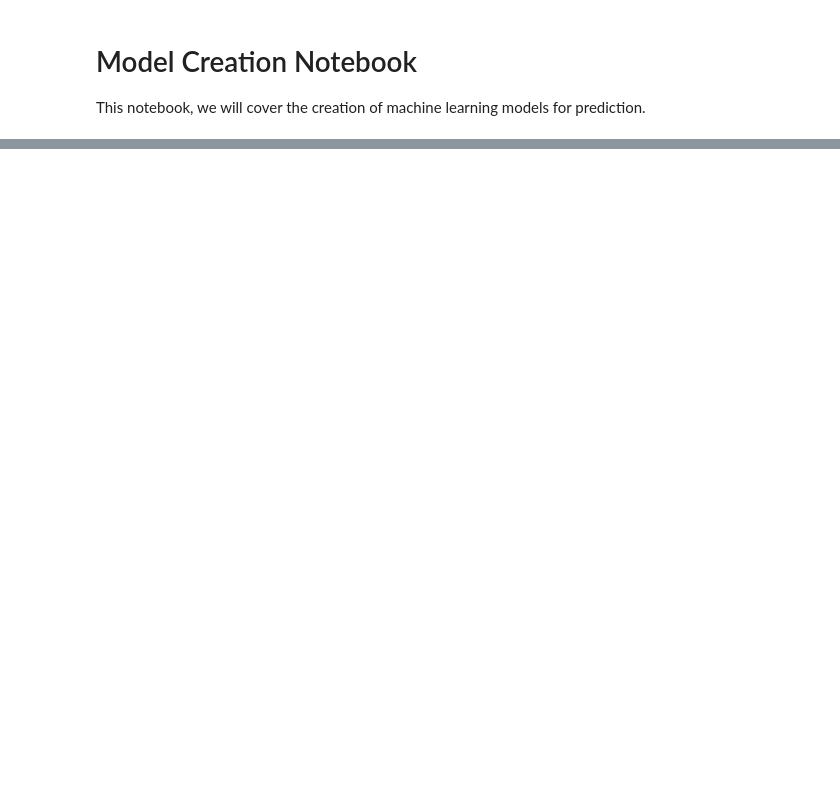
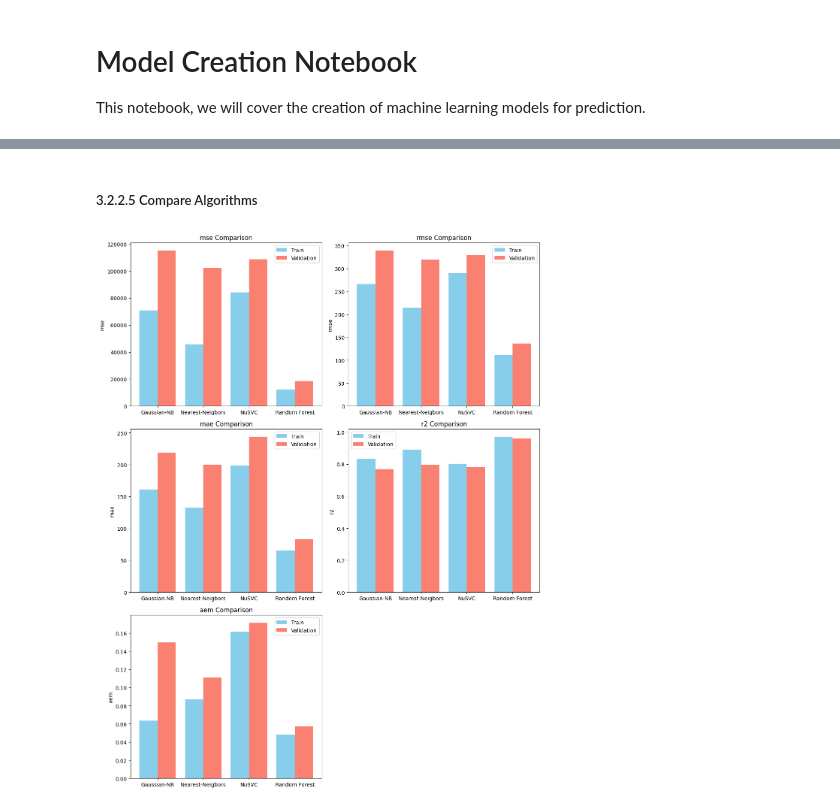
Before and after one commit to manuelmj39/bike-demand-prediction, a Jupyter notebook: notebooks/model-creation.ipynb, the cells around one changed output, grey strips where cells are left out. Saved outputs shown, nothing was run; the diff lists cells and outputs as text; code cells hidden in the pictures; blank space fills up the shorter version.

Commit message:
Added Model Creation Steps

```diff
--- a/notebooks/model-creation.ipynb
+++ b/notebooks/model-creation.ipynb
@@ -49,0 +294,19 @@ Pipeline(steps=[('cleaning_pipeline',
+# %%
+from sklearn.ensemble import RandomForestRegressor
+
+model = RandomForestRegressor(max_depth=8,
+                              max_leaf_nodes=200,
+                              )
+alg_name = "Random Forest"
+
+model = do_train(model=model, alg_name=alg_name,
+                 X_train=X_train, y_train=y_train,
+                 X_val=X_val, y_val=y_val)
+
+train_metrics = unscaled_model_metrics[alg_name]['train']
+val_metrics = unscaled_model_metrics[alg_name]['val']
+
+print(f"Traning Metrics: {unscaled_model_metrics[alg_name]['train']} \n")
+print(f"Validation Metrics: {unscaled_model_metrics[alg_name]['val']} \n")
+
+check_overfitting(val_error=val_metrics['rmse'], train_error=train_metrics['rmse'])
@@ -49,0 +319,42 @@ Pipeline(steps=[('cleaning_pipeline',
+# %% [markdown]
+##### 3.2.2.5 Compare Algorithms
+# %%
+import matplotlib.pyplot as plt
+
+def plot_comparisons(metrics):
+    # Prepare data for plotting
+    algorithms = list(metrics.keys())
+    train_metrics = {metric: [] for metric in metrics['Gaussian-NB']['train'].keys()}
+    val_metrics = {metric: [] for metric in metrics['Gaussian-NB']['train'].keys()}
+
+    for algo in algorithms:
+        for metric in metrics[algo]['train'].keys():
+            train_metrics[metric].append(metrics[algo]['train'][metric])
+            val_metrics[metric].append(metrics[algo]['val'][metric])
+
+    # Create subplots for each metric
+    fig, axes = plt.subplots(3, 2, figsize=(12, 15))
+
+    # Define the metrics
+    metric_labels = list(train_metrics.keys())
+
+    # Plot the metrics
+    for i, metric in enumerate(metric_labels):
+        ax = axes[i // 2, i % 2]
+        ax.bar(np.arange(len(algorithms)) - 0.2, train_metrics[metric], width=0.4, label='Train', color='skyblue', align='center')
+        ax.bar(np.arange(len(algorithms)) + 0.2, val_metrics[metric], width=0.4, label='Validation', color='salmon', align='center')
+        ax.set_xticks(np.arange(len(algorithms)))
+        ax.set_xticklabels(algorithms)
+        ax.set_title(f'{metric} Comparison')
+        ax.set_ylabel(metric)
+        ax.legend()
+
+    # Remove empty subplot (since we have 5 metrics and 6 subplots)
+    fig.delaxes(axes[2, 1])
+
+    plt.tight_layout()
+    plt.show()
+
+plot_comparisons(unscaled_model_metrics)
+# %% [output]
+[figure, added]
```
Also changed, not shown: parts of 26 cells of this notebook.
